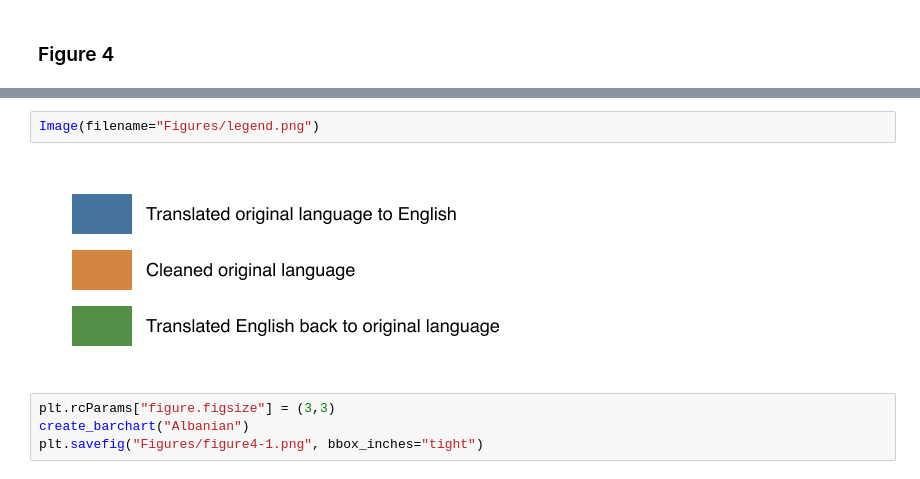
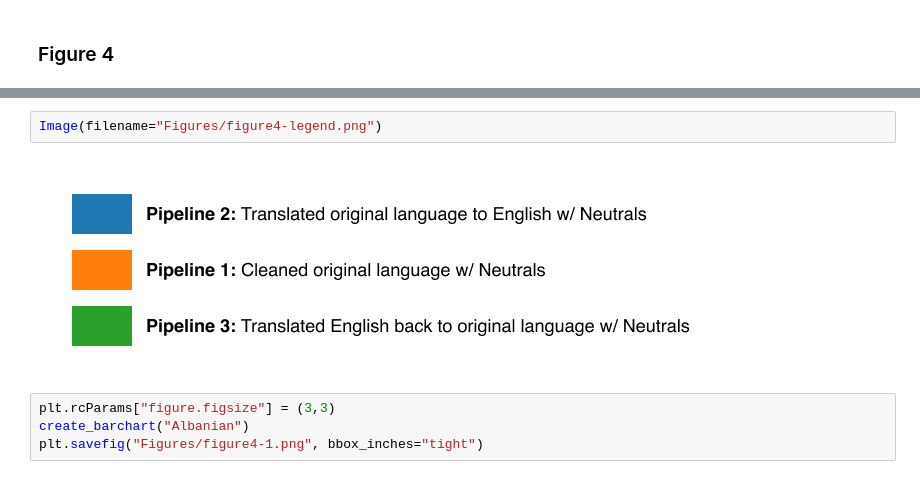
Before and after one commit to edward-chew/machine-translation, a Jupyter notebook: results.ipynb, the cells around one changed output, grey strips where cells are left out. Cells and saved outputs as stored; diff of their text form.

```diff
--- a/results.ipynb
+++ b/results.ipynb
@@ -255,7 +364,7 @@ data = { "Albanian" :   [0.413501464224835,   0.39837842563049086, 0.39938371432
 # %%
-Image(filename="Figures/legend.png")
+Image(filename="Figures/figure4-legend.png")
 # %% [output]
-[figure, old version]
+[figure, new version]
 # %%
 plt.rcParams["figure.figsize"] = (3,3)
 create_barchart("Albanian")
```
Also changed, not shown: parts of 28 cells of this notebook, 5 other files.
